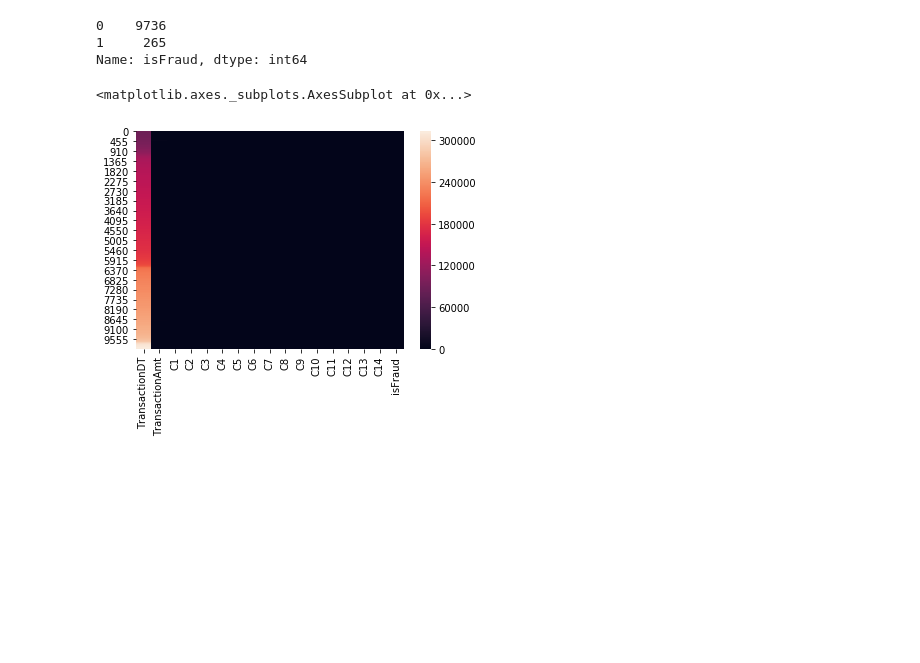
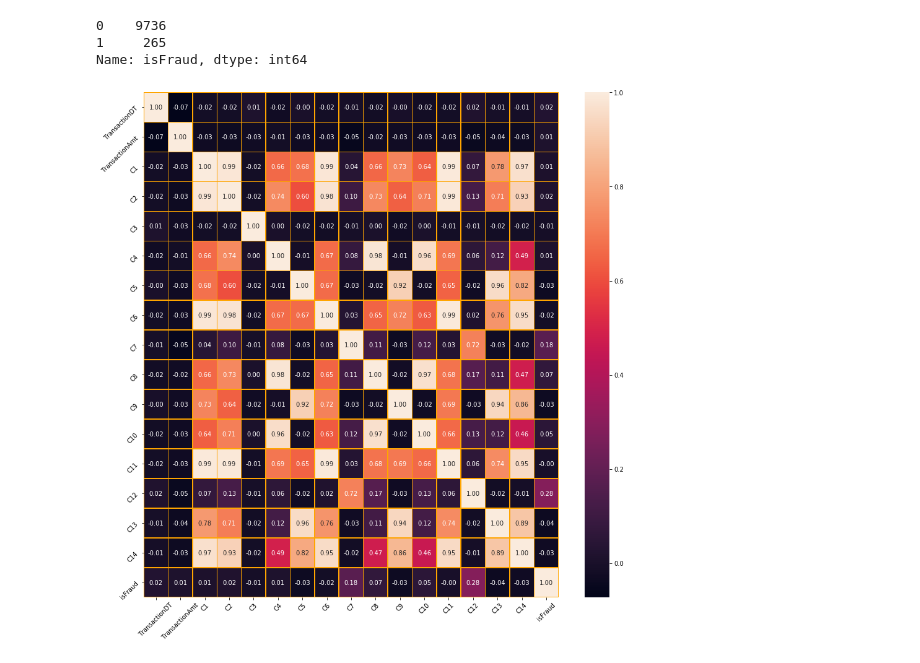
Before and after one commit to pce-akharat/fraud-detection, a Jupyter notebook: fraud_detection.ipynb, the cells around one changed output. Drawn from its saved outputs; the diff is of its cells as text; code cells hidden in the pictures; blank space fills up the shorter version.

```diff
--- a/fraud_detection.ipynb
+++ b/fraud_detection.ipynb
@@ -70,3 +70,4 @@ ProductCD, DeviceType, DeviceInfo, addr1, addr2, P_emaildomain, R_emaildomain, c
 49
 # %%
 rows=10000
+data = tarin_data.loc[:rows, :]
@@ -80,12 +83,14 @@ y.value_counts()
 0    9736
 1     265
 Name: isFraud, dtype: int64
-# %%
-num_features.append("isFraud")
-sns.heatmap(data=tarin_data.head(rows).loc[:, num_features])
-# %% [output]
-<matplotlib.axes._subplots.AxesSubplot at 0x...>
-[figure, removed]
+# %%
+f,ax=plt.subplots(figsize=(15,15))
+sns.heatmap(data.loc[:, num_features].corr(),annot=True,fmt=".2f",ax=ax,linewidths=0.5,linecolor="orange")
+plt.xticks(rotation=45)
+plt.yticks(rotation=45)
+plt.show()
+# %% [output]
+[figure, added]
 # %%
 X_train, X_test, y_train, y_test = train_test_split(X, y, test_size=0.30, random_state=42)
 # %%
```
Also changed, not shown: parts of 7 cells of this notebook.
